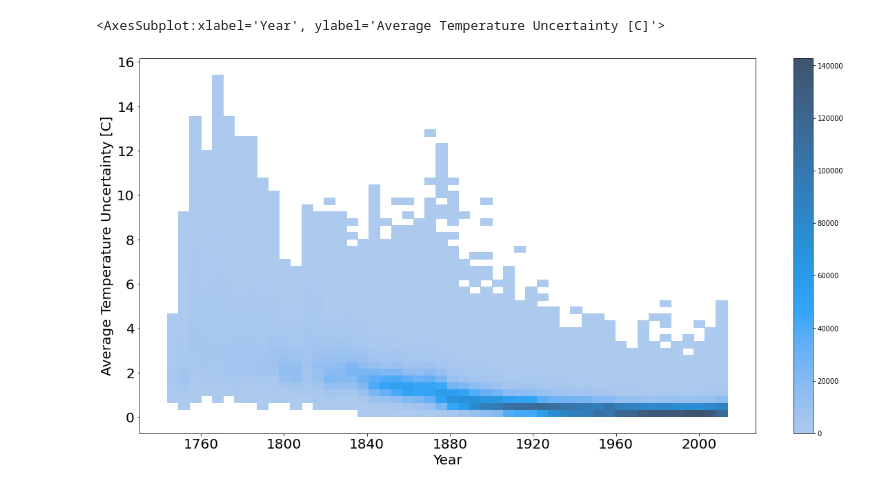
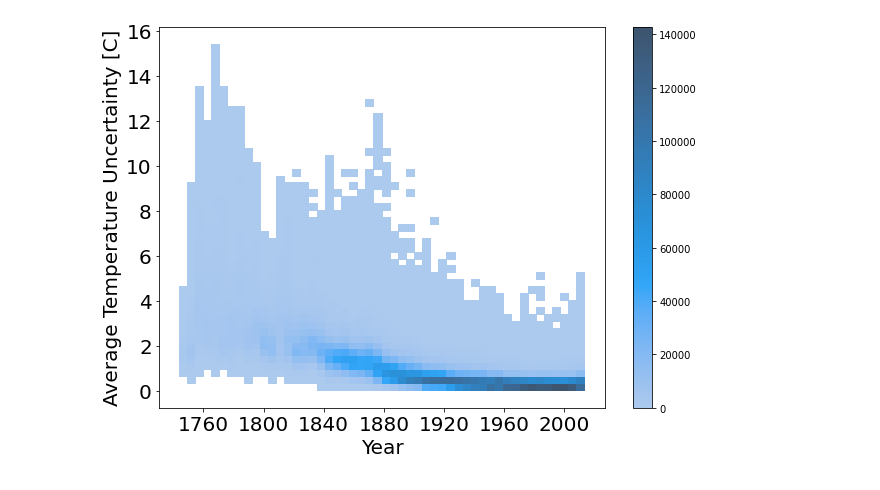
Before and after one commit to panManfredini/IBM_ML, a Jupyter notebook: 01_ReadingData/project_assignment_1.ipynb, the cells around one changed output. Drawn from its saved outputs; the diff is of its cells as text; code cells hidden in the pictures.

```diff
--- a/01_ReadingData/project_assignment_1.ipynb
+++ b/01_ReadingData/project_assignment_1.ipynb
@@ -70,11 +84,11 @@ The uncertainty on the temperature has a large variance for years below 1900 and
 # %%
-fig, ax2 = plt.subplots(figsize=(20,10))
+fig, ax2 = plt.subplots(figsize=(10,7))
 ax2.tick_params(axis='both', which='major', labelsize=20)
 plt.xlabel('Year',fontsize=20)
 plt.ylabel('Average Temperature Uncertainty [C]',fontsize=20)
 sns.color_palette("mako", as_cmap=True)
 sns.histplot(x="dt", y="AverageTemperatureUncertainty", data=df, bins=50, cbar=True)
+plt.show()
 # %% [output]
-<AxesSubplot:xlabel='Year', ylabel='Average Temperature Uncertainty [C]'>
-[figure, old version]
+[figure, new version]
 # %% [markdown]
```
Also changed, not shown: parts of 41 cells of this notebook, 1 other file.
